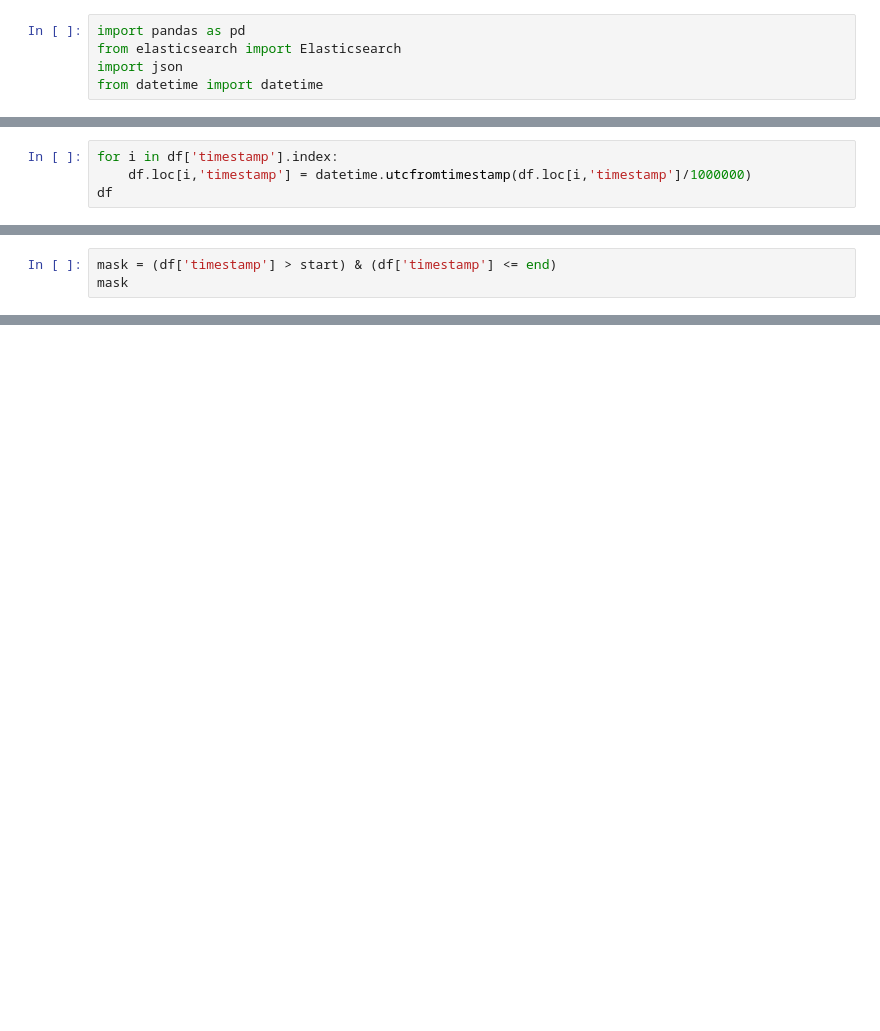
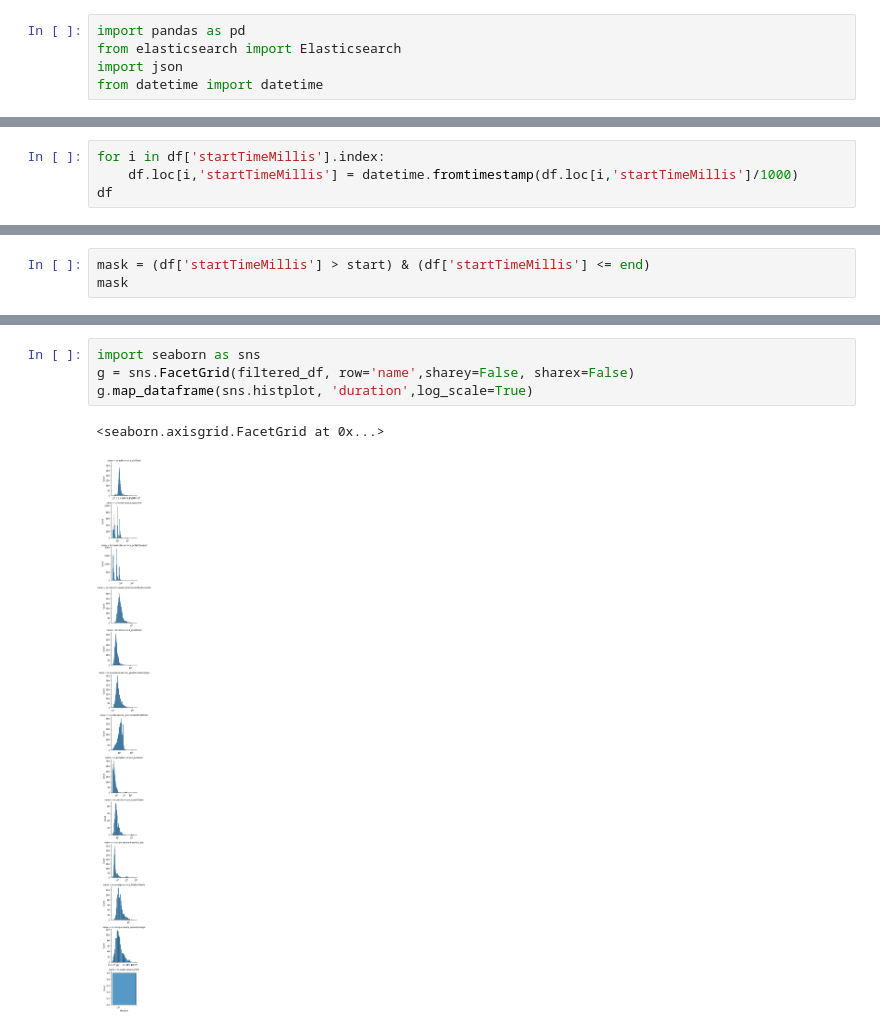
Before and after one commit to Jessicaleone/obstack, a Jupyter notebook: Notebooks/Trace_analysis.ipynb, the cells around one changed output, grey strips where cells are left out. Saved outputs shown, nothing was run; the diff lists cells and outputs as text; blank space fills up the shorter version.

Commit message:
upload_histograms

```diff
--- a/Notebooks/Trace_analysis.ipynb
+++ b/Notebooks/Trace_analysis.ipynb
@@ -51,4 +74,4 @@ df
-# %%
-for i in df['timestamp'].index:
-    df.loc[i,'timestamp'] = datetime.utcfromtimestamp(df.loc[i,'timestamp']/1000000)
-df
+# %%
+for i in df['startTimeMillis'].index:
+    df.loc[i,'startTimeMillis'] = datetime.fromtimestamp(df.loc[i,'startTimeMillis']/1000)
+df
@@ -61,3 +100,3 @@ print(start,end)
 # %%
-mask = (df['timestamp'] > start) & (df['timestamp'] <= end)
+mask = (df['startTimeMillis'] > start) & (df['startTimeMillis'] <= end)
 mask
@@ -67,3 +133,10 @@ print(filtered_df)
+# %%
+import seaborn as sns
+g = sns.FacetGrid(filtered_df, row='name',sharey=False, sharex=False)
+g.map_dataframe(sns.histplot, 'duration',log_scale=True)
+# %% [output]
+<seaborn.axisgrid.FacetGrid at 0x...>
+[figure, added]
 # %%
 import matplotlib.pyplot as plt
 # set up figure & axes
```
Also changed, not shown: parts of 7 cells of this notebook.
